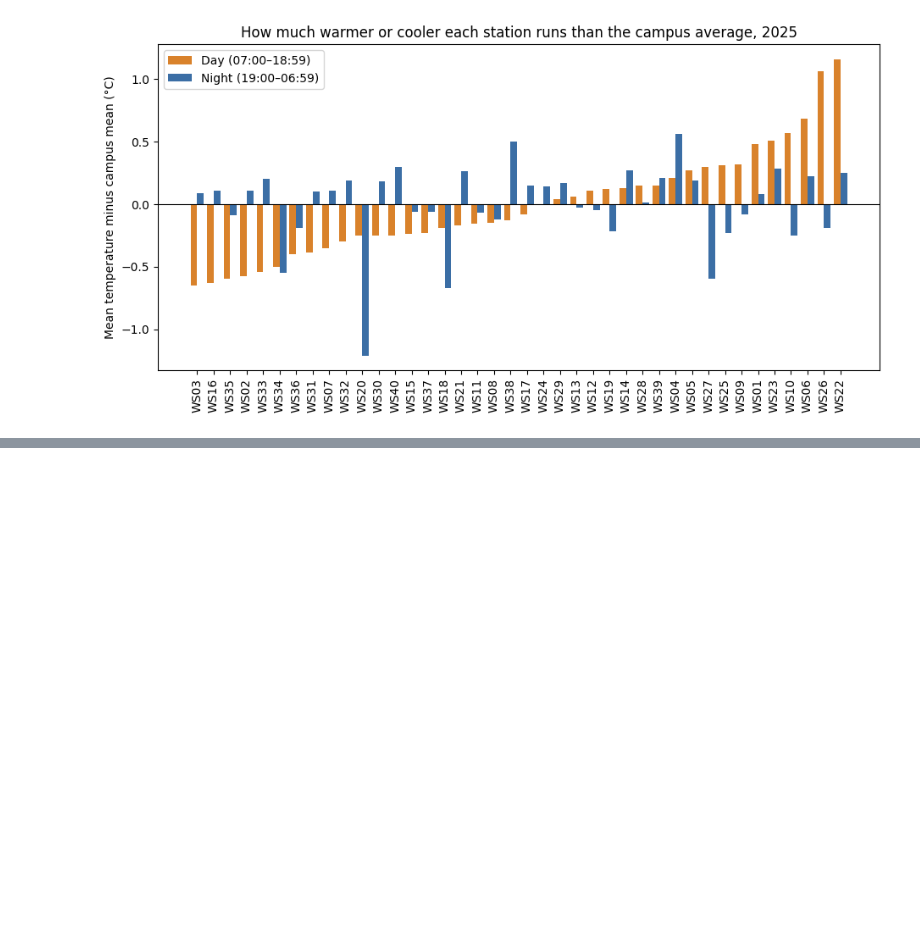
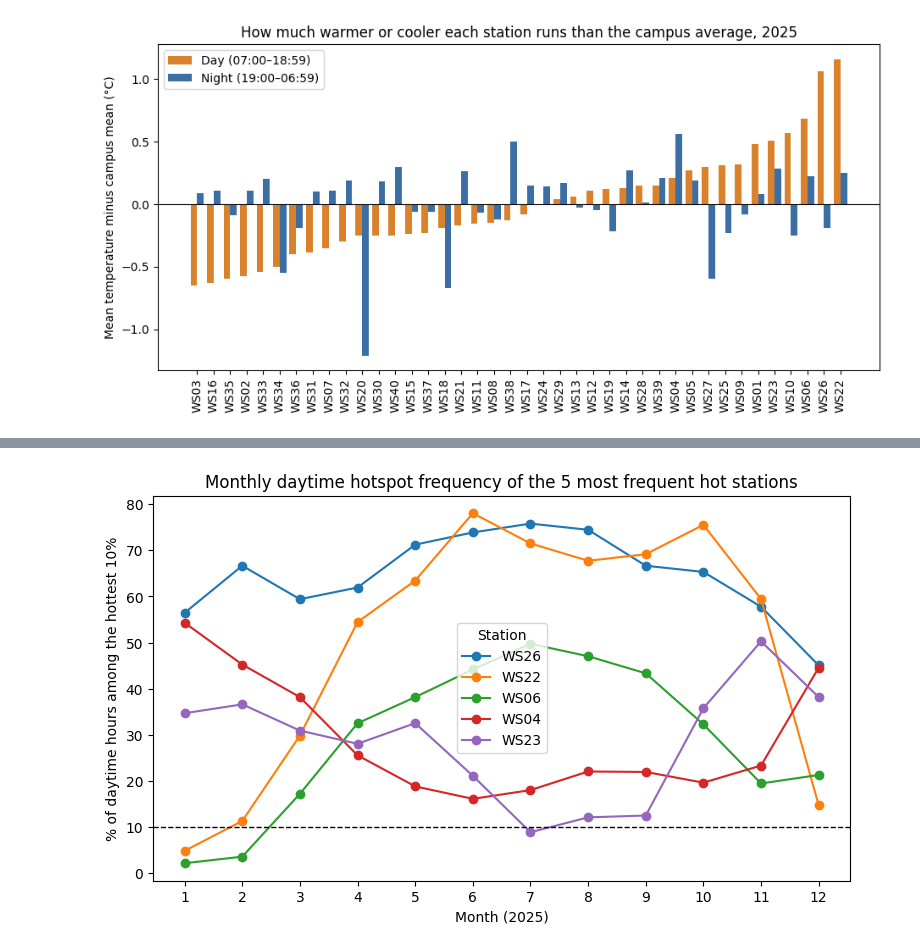
Before and after one commit to fabianhuang54/BPS5231-Spatial-Intelligence-for-Urban-Greening, a Jupyter notebook: notebooks/01_weather_eda.ipynb, the cells around one changed output, grey strips where cells are left out. Saved outputs shown, nothing was run; the diff lists cells and outputs as text; code cells hidden in the pictures; blank space fills up the shorter version.

```diff
--- a/notebooks/01_weather_eda.ipynb
+++ b/notebooks/01_weather_eda.ipynb
@@ -360,0 +405,17 @@ Correlation between day and night anomaly across stations: 0.08
+# %%
+top5 = hot_share.head(5).index
+day_valid = valid[valid["period"] == "day"]
+monthly = (day_valid.groupby(["month", "Station"])["is_hot"].mean()
+                    .unstack()[top5] * 100)
+
+fig, ax = plt.subplots(figsize=(9, 5))
+monthly.plot(ax=ax, marker="o")
+ax.axhline(10, color="black", linestyle="--", linewidth=1)
+ax.set_xlabel("Month (2025)")
+ax.set_ylabel("% of daytime hours among the hottest 10%")
+ax.set_title("Monthly daytime hotspot frequency of the 5 most frequent hot stations")
+ax.set_xticks(range(1, 13))
+fig.savefig("../outputs/figures/hotspot_monthly.png", dpi=200, bbox_inches="tight")
+plt.show()
+# %% [output]
+[figure, added]
```
Also changed, not shown: parts of 2 cells of this notebook, 2 other files.
